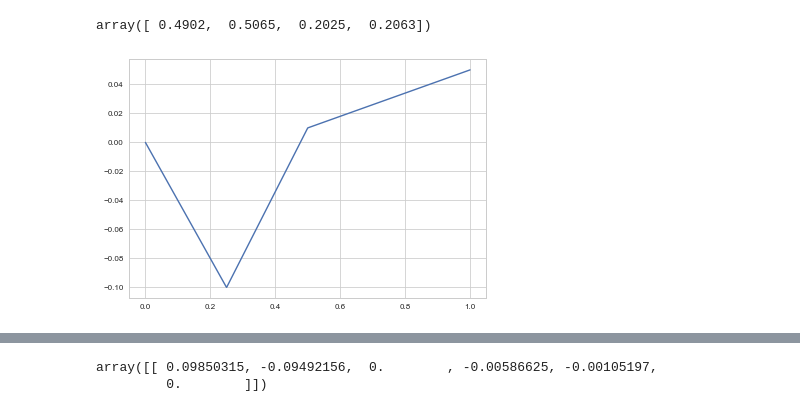
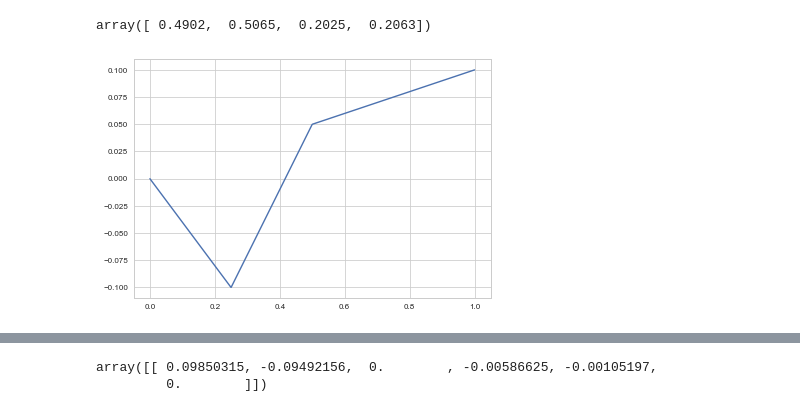
Before and after one commit to mvdoc/graphsemnet, a Jupyter notebook: notebooks/equations_algorithm.ipynb, the cells around one changed output, grey strips where cells are left out. Drawn from its saved outputs; the diff is of its cells as text; code cells hidden in the pictures.

```diff
--- a/notebooks/equations_algorithm.ipynb
+++ b/notebooks/equations_algorithm.ipynb
@@ -216,7 +305,7 @@ depth = 3
 # %%
-nmph = compute_nmph(-0.1, .5, .01, .05)
+nmph = compute_nmph(-0.1, .5, .05, .1)
 x = np.linspace(0, 1, 1000)
 y = nmph(x)
 plt.plot(x, y);
 # %% [output]
-[figure, old version]
+[figure, new version]
```
Also changed, not shown: parts of 33 cells of this notebook, 1 other file.
